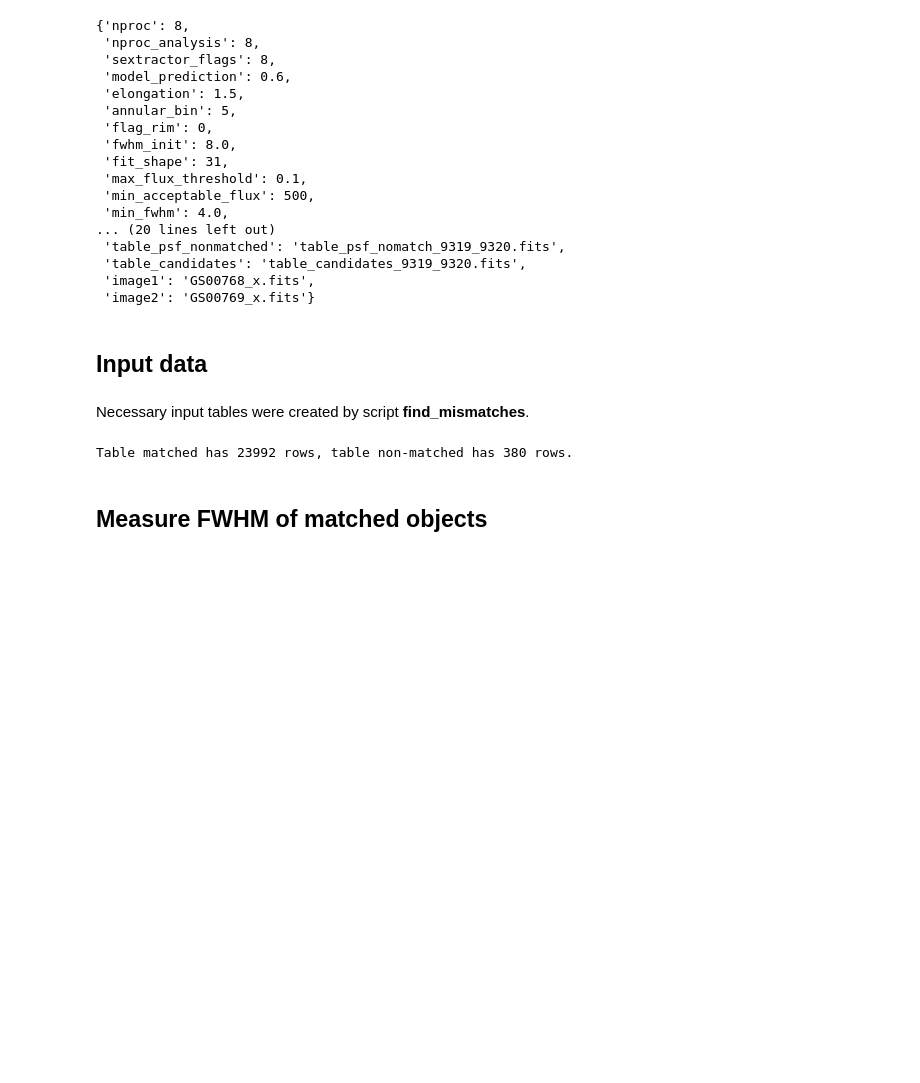
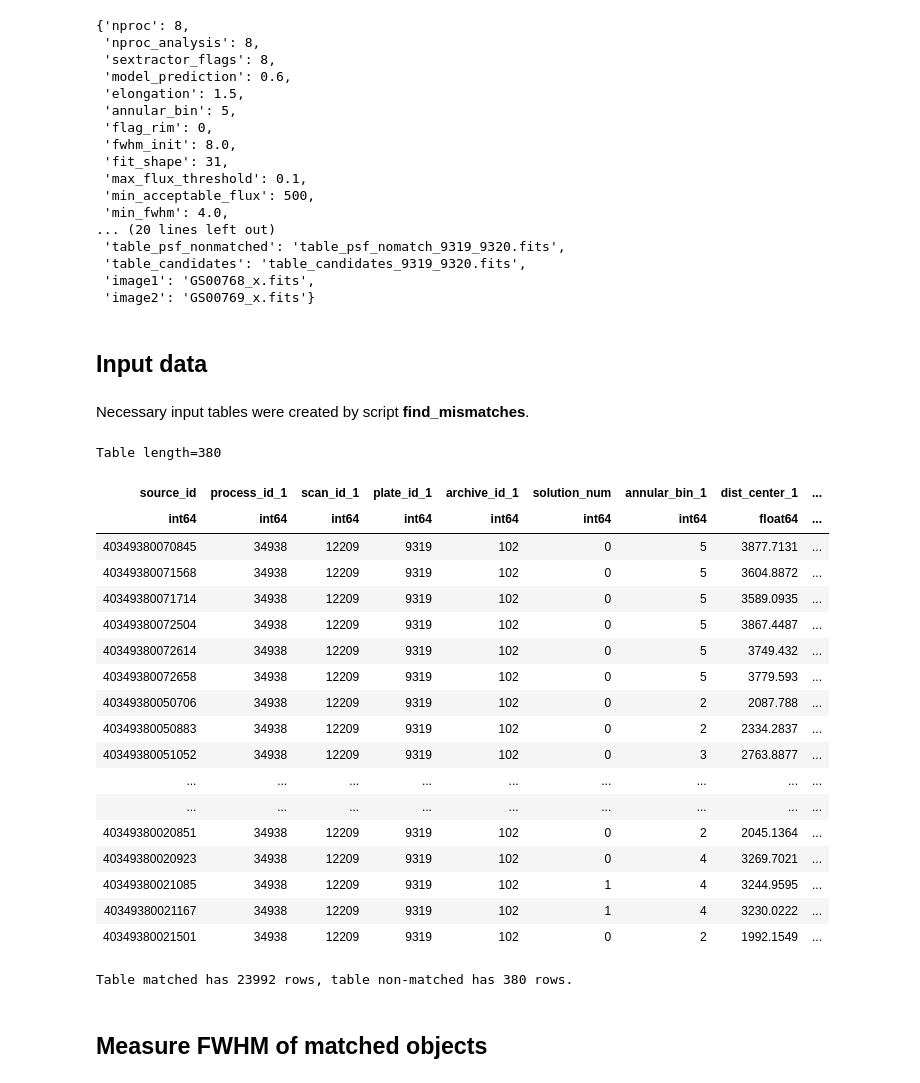
Before and after one commit to cuernodegazpacho/plateanalysis, a Jupyter notebook: footprints/psf_analysis.ipynb, the cells around one changed output. Cells and saved outputs as stored; diff of their text form; code cells hidden in the pictures; blank space fills up the shorter version.

```diff
--- a/footprints/psf_analysis.ipynb
+++ b/footprints/psf_analysis.ipynb
@@ -160,6 +160,28 @@ Necessary input tables were created by script **find_mismatches**.
 # %%
 table_match = Table.read(fname(par['table_matched']), format='fits')
 table_nomatch = Table.read(fname(par['table_non_matched']), format='fits')
+# %%
+table_nomatch
+# %% [output]
+Table length=380
+| source_id | process_id_1 | scan_id_1 | plate_id_1 | archive_id_1 | solution_num | annular_bin_1 | dist_center_1 | ... |
+| int64 | int64 | int64 | int64 | int64 | int64 | int64 | float64 | ... |
+| 40349380070845 | 34938 | 12209 | 9319 | 102 | 0 | 5 | 3877.7131 | ... |
+| 40349380071568 | 34938 | 12209 | 9319 | 102 | 0 | 5 | 3604.8872 | ... |
+| 40349380071714 | 34938 | 12209 | 9319 | 102 | 0 | 5 | 3589.0935 | ... |
+| 40349380072504 | 34938 | 12209 | 9319 | 102 | 0 | 5 | 3867.4487 | ... |
+| 40349380072614 | 34938 | 12209 | 9319 | 102 | 0 | 5 | 3749.432 | ... |
+| 40349380072658 | 34938 | 12209 | 9319 | 102 | 0 | 5 | 3779.593 | ... |
+| 40349380050706 | 34938 | 12209 | 9319 | 102 | 0 | 2 | 2087.788 | ... |
+| 40349380050883 | 34938 | 12209 | 9319 | 102 | 0 | 2 | 2334.2837 | ... |
+| 40349380051052 | 34938 | 12209 | 9319 | 102 | 0 | 3 | 2763.8877 | ... |
+| ... | ... | ... | ... | ... | ... | ... | ... | ... |
+| ... | ... | ... | ... | ... | ... | ... | ... | ... |
+| 40349380020851 | 34938 | 12209 | 9319 | 102 | 0 | 2 | 2045.1364 | ... |
+| 40349380020923 | 34938 | 12209 | 9319 | 102 | 0 | 4 | 3269.7021 | ... |
+| 40349380021085 | 34938 | 12209 | 9319 | 102 | 1 | 4 | 3244.9595 | ... |
+| 40349380021167 | 34938 | 12209 | 9319 | 102 | 1 | 4 | 3230.0222 | ... |
+| 40349380021501 | 34938 | 12209 | 9319 | 102 | 0 | 2 | 1992.1549 | ... |
 # %%
 print("Table matched has", len(table_match), "rows, table non-matched has", len(table_nomatch), "rows.")
 # %% [output]
```
Also changed, not shown: parts of 5 cells of this notebook, 7 other files.
